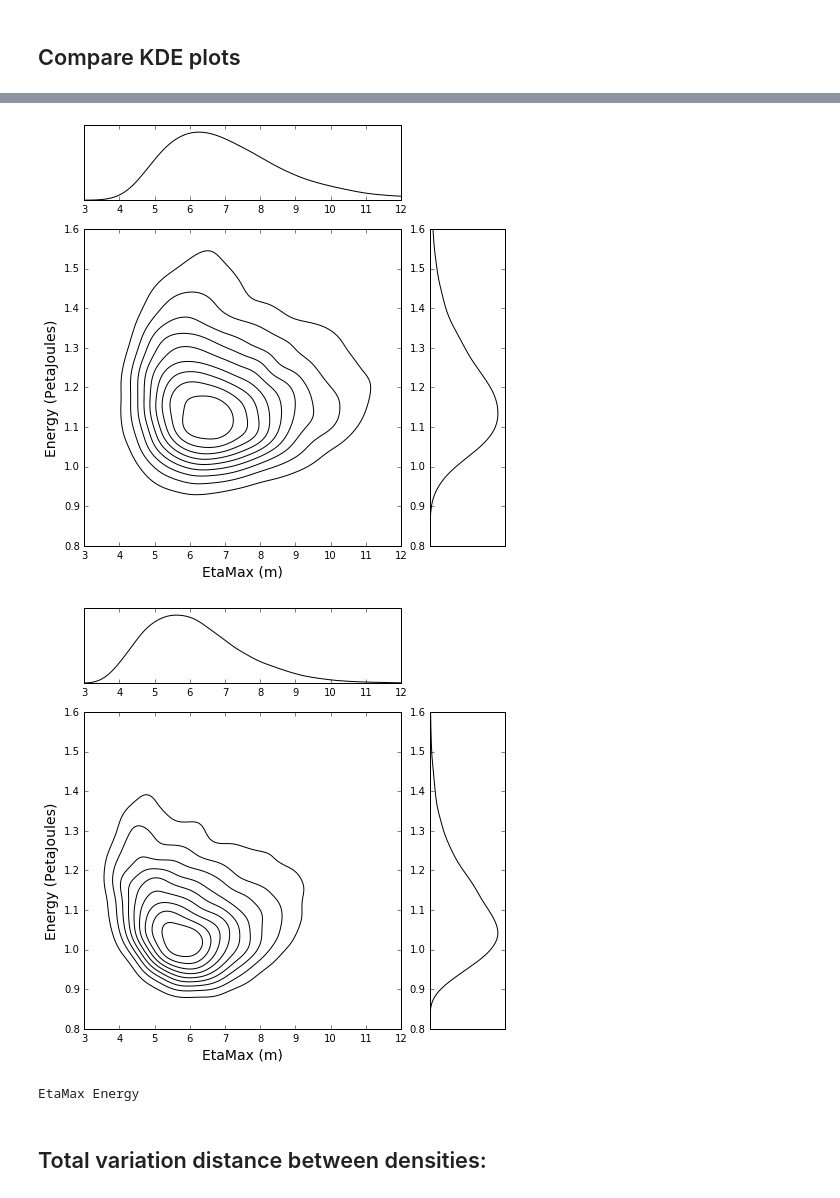
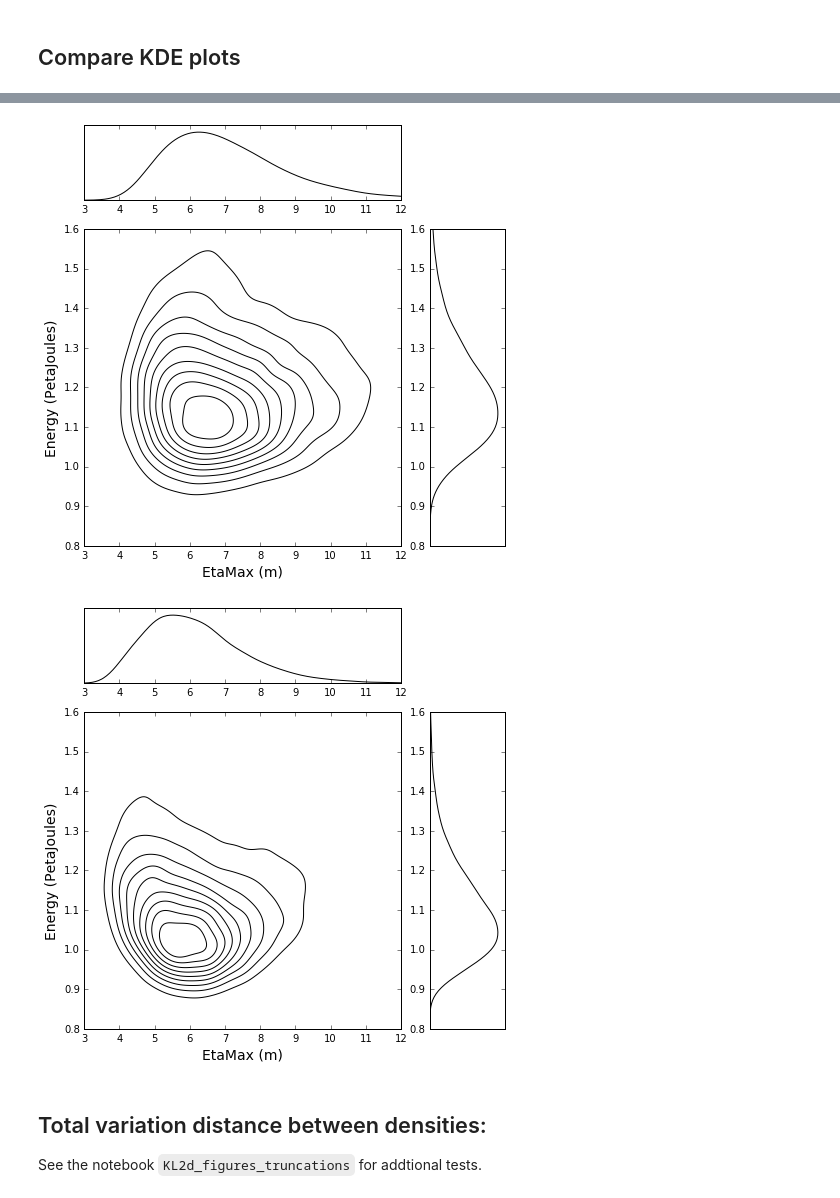
Before and after one commit to rjleveque/KLslip-paper, a Jupyter notebook: KL2d_figures_demo.ipynb, the cells around one changed output, grey strips where cells are left out. Saved outputs shown, nothing was run; the diff lists cells and outputs as text; code cells hidden in the pictures.

```diff
--- a/KL2d_figures_demo.ipynb
+++ b/KL2d_figures_demo.ipynb
@@ -553,10 +544,4 @@ for i in range(1,6):
 [figure]
 # %% [markdown]
 ## Compute statistics from 20,000 realizations:
-# %%
-random.seed(12345)
-ntrials = 20000
-nterms_max = 60  # max number of terms to use
-zvals = randn(ntrials,nterms_max+1)   # generate ntrials sets of random numbers
-save('data/zvals.npy',zvals)  # archive the set of z values generated
 # %%
@@ -642,24 +619,23 @@ X,Y = np.meshgrid(x,y)
 xy = np.vstack((X.flatten(),Y.flatten()))
 
 
-nterms = 60
-realizations = pd.read_pickle('data/realizations_2d_%s.pkl' % nterms)
+## 60 terms:
+
 rvals = vstack((realizations[Q1].T, realizations[Q2].T))
 kde = stats.gaussian_kde(rvals)
 p = kde.pdf(xy) * (x1-x0)*(y1-y0)/float(Nx*Ny)
 rho = reshape(p,(Ny,Nx))
 
-KDEplots.joint_plot(X,Y,P,xname='EtaMax (m)',yname='subsidence/uplift (m)')
-savefig('joint_Eta_DBshore_60b.jpg',bbox_inches='tight')
+KDEplots.joint_plot(X,Y,rho,xname='EtaMax (m)',yname='subsidence/uplift (m)')
+savefigp('joint_Eta_DBshore_60b.jpg')
 
+## 7 terms:
 
-nterms = 7
-realizations2 = pd.read_pickle('data/realizations_2d_%s.pkl' % nterms)
 rvals = vstack((realizations2[Q1].T, realizations2[Q2].T))
 kde2 = stats.gaussian_kde(rvals)
 p2 = kde2.pdf(xy) * (x1-x0)*(y1-y0)/float(Nx*Ny)
 rho2 = reshape(p2,(Ny,Nx))
 
 KDEplots.joint_plot(X,Y,rho2,xname='EtaMax (m)',yname='subsidence/uplift (m)')
-savefig('joint_Eta_DBshore_7b.jpg',bbox_inches='tight')
+savefigp('joint_Eta_DBshore_7b.jpg')
 # %% [output]
@@ -674,43 +650,41 @@ Ny = 201
 
 x0 = 3.
 x1 = 12.
 
 y0 = 0.8
 y1 = 1.6
 
 x = np.linspace(x0,x1,Nx)
 y = np.linspace(y0,y1,Ny)
 
 X,Y = np.meshgrid(x,y)
 
 xy = np.vstack((X.flatten(),Y.flatten()))
 
 
-nterms = 60
-realizations = pd.read_pickle('data/realizations_2d_%s.pkl' % nterms)
+## 60 terms:
+
 rvals = vstack((realizations[Q1].T, realizations[Q2].T))
 kde = stats.gaussian_kde(rvals)
 p = kde.pdf(xy) * (x1-x0)*(y1-y0)/float(Nx*Ny)
 rho = reshape(p,(Ny,Nx))
 
 KDEplots.joint_plot(X,Y,rho,xname='EtaMax (m)',yname='Energy (PetaJoules)')
-savefig('joint_Eta_Energy_60b.jpg',bbox_inches='tight')
+savefigp('joint_Eta_Energy_60b.jpg')
 
-nterms = 7
-realizations2 = pd.read_pickle('data/realizations_2d_%s.pkl' % nterms)
+## 7 terms:
+
 rvals = vstack((realizations2[Q1].T, realizations2[Q2].T))
 kde2 = stats.gaussian_kde(rvals)
 p2 = kde2.pdf(xy) * (x1-x0)*(y1-y0)/float(Nx*Ny)
 rho2 = reshape(p2,(Ny,Nx))
 
 KDEplots.joint_plot(X,Y,rho2,xname='EtaMax (m)',yname='Energy (PetaJoules)')
-savefig('joint_Eta_Energy_7b.jpg',bbox_inches='tight')
+savefigp('joint_Eta_Energy_7b.jpg')
 # %% [output]
 [figure]
-[figure, old version]
+[figure, new version]
-# %%
-print Q1,Q2
-# %% [output]
-EtaMax Energy
 # %% [markdown]
 ## Total variation distance between densities:
+
+See the notebook `KL2d_figures_truncations` for addtional tests.
```
Also changed, not shown: parts of 20 cells of this notebook, 1 other file.
